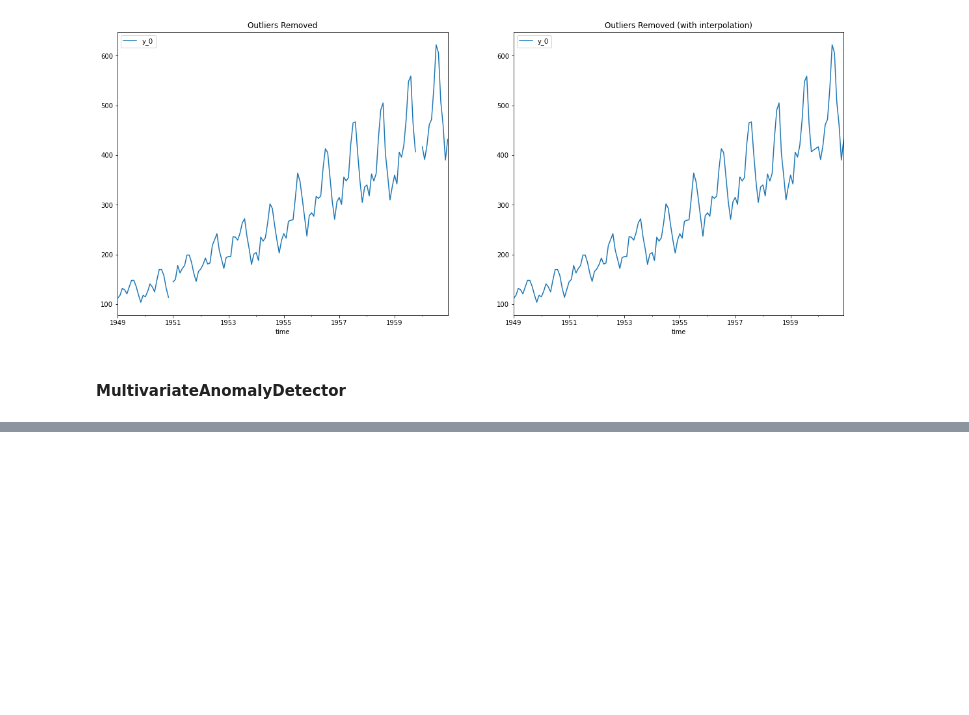
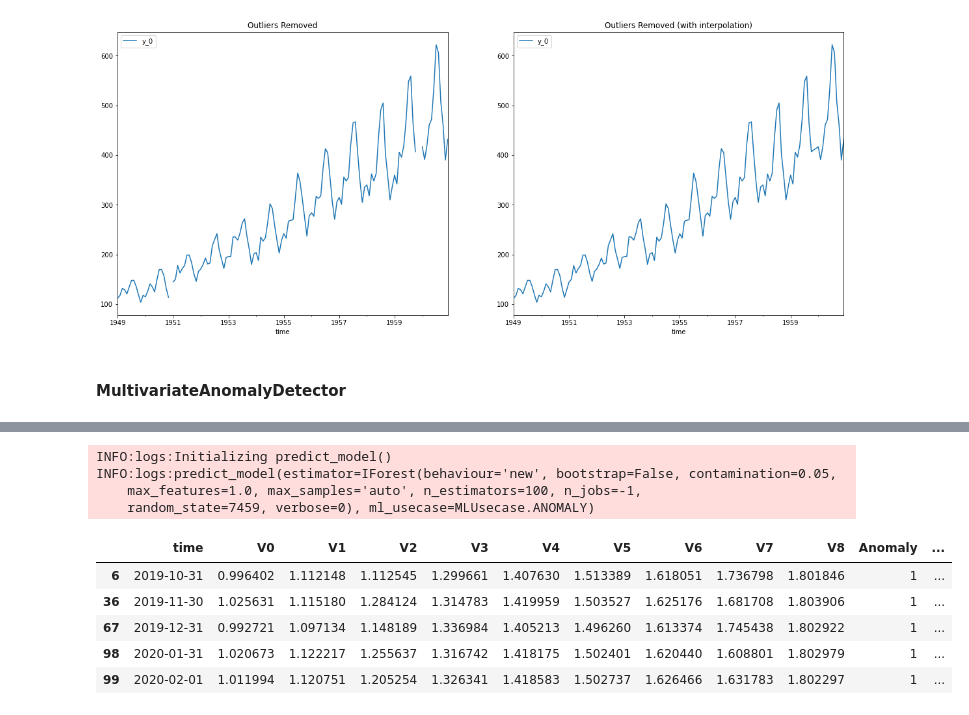
Before and after one commit to bcheng004/Kats-example, a Jupyter notebook: notebooks/bcheng004_Kats_windows.ipynb, the cells around one changed output, grey strips where cells are left out. Saved outputs shown, nothing was run; the diff lists cells and outputs as text; code cells hidden in the pictures; blank space fills up the shorter version.

```diff
--- a/notebooks/bcheng004_Kats_windows.ipynb
+++ b/notebooks/bcheng004_Kats_windows.ipynb
@@ -250,0 +371,14 @@ INFO:root:Plotting time series
+# %%
+anomaly_preds = predict_model(iforest_model, data=multi_anomaly_df)
+anomaly_preds[anomaly_preds['Anomaly'] > 0]
+# %% [output]
+INFO:logs:Initializing predict_model()
+INFO:logs:predict_model(estimator=IForest(behaviour='new', bootstrap=False, contamination=0.05,
+    max_features=1.0, max_samples='auto', n_estimators=100, n_jobs=-1,
+    random_state=7459, verbose=0), ml_usecase=MLUsecase.ANOMALY)
+|  | time | V0 | V1 | V2 | V3 | V4 | V5 | V6 | V7 | V8 | Anomaly | ... |
+| 6 | 2019-10-31 | 0.996402 | 1.112148 | 1.112545 | 1.299661 | 1.407630 | 1.513389 | 1.618051 | 1.736798 | 1.801846 | 1 | ... |
+| 36 | 2019-11-30 | 1.025631 | 1.115180 | 1.284124 | 1.314783 | 1.419959 | 1.503527 | 1.625176 | 1.681708 | 1.803906 | 1 | ... |
+| 67 | 2019-12-31 | 0.992721 | 1.097134 | 1.148189 | 1.336984 | 1.405213 | 1.496260 | 1.613374 | 1.745438 | 1.802922 | 1 | ... |
+| 98 | 2020-01-31 | 1.020673 | 1.122217 | 1.255637 | 1.316742 | 1.418175 | 1.502401 | 1.620440 | 1.608801 | 1.802979 | 1 | ... |
+| 99 | 2020-02-01 | 1.011994 | 1.120751 | 1.205254 | 1.326341 | 1.418583 | 1.502737 | 1.626466 | 1.631783 | 1.802297 | 1 | ... |
```
Also changed, not shown: parts of 13 cells of this notebook, 1 other file.
